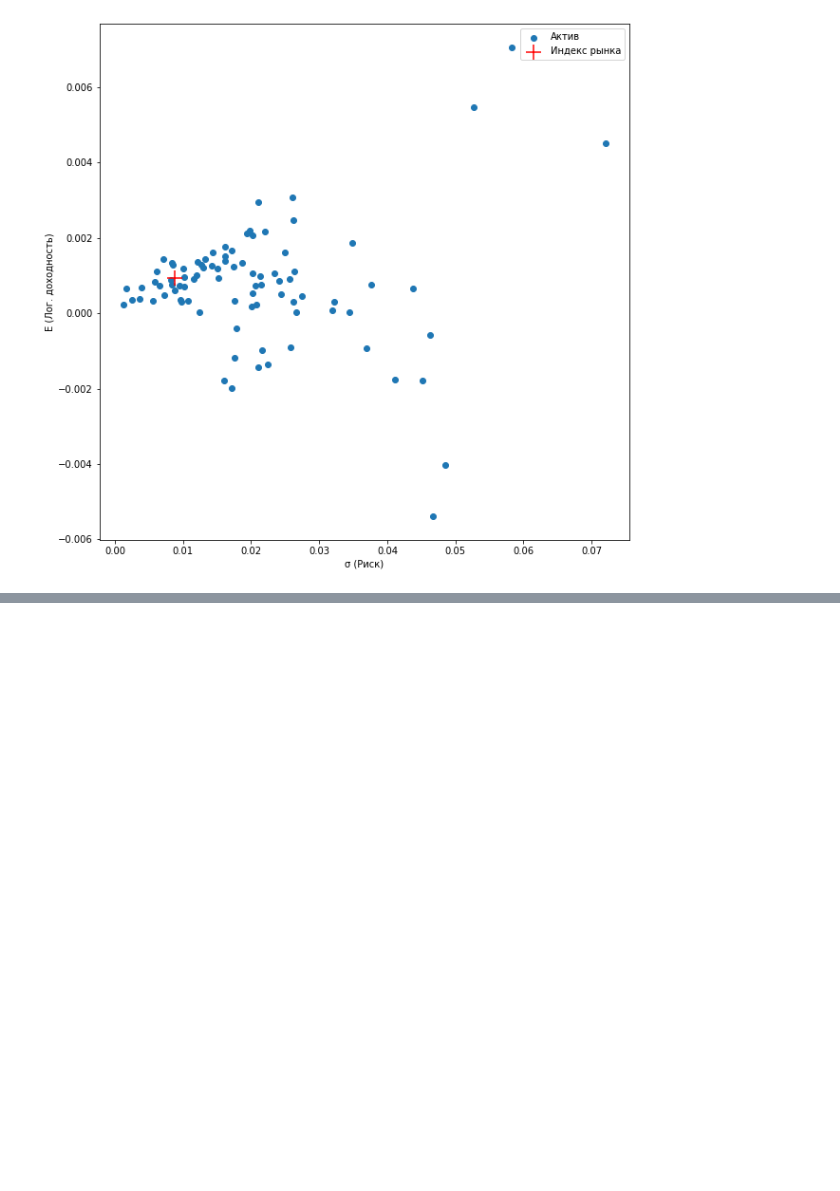
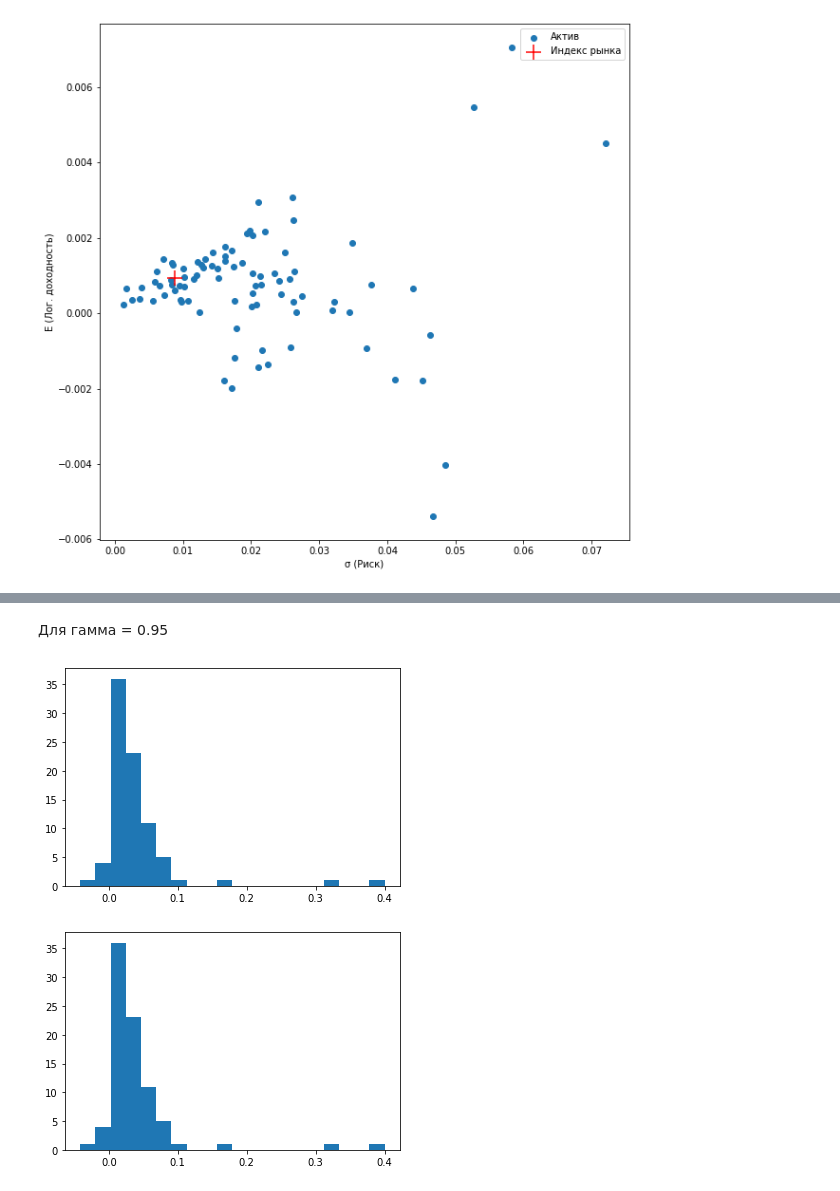
Before and after one commit to dlots/finance_lab_1, a Jupyter notebook: finance_lab_1.ipynb, the cells around one changed output, grey strips where cells are left out. Cells and saved outputs as stored; diff of their text form; code cells hidden in the pictures; blank space fills up the shorter version.

```diff
--- a/finance_lab_1.ipynb
+++ b/finance_lab_1.ipynb
@@ -332,0 +335,12 @@ tickers[0]
+# %% [markdown]
+Для гамма = 0.95
+# %%
+import matplotlib.pyplot as plt
+plt.hist(Var2_np, bins=20)
+plt.show()
+
+plt.hist(Var2_np, bins=20)
+plt.show()
+# %% [output]
+[figure, added]
+[figure, added]
```
Also changed, not shown: parts of 97 cells of this notebook, 1 other file.
